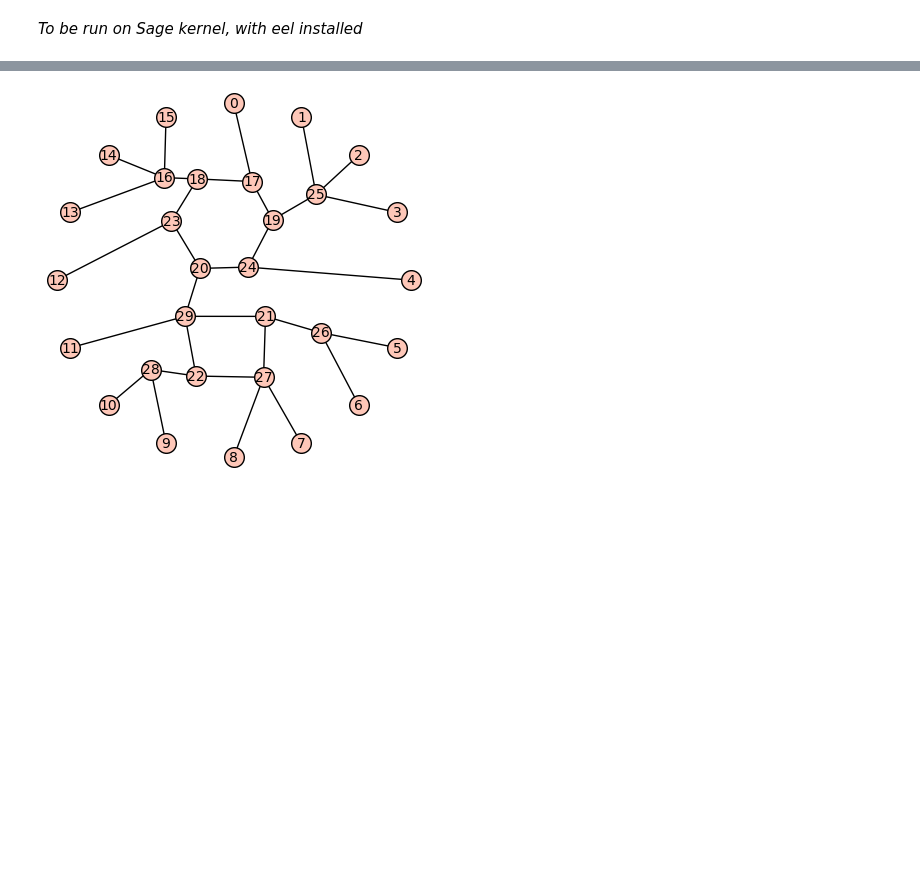
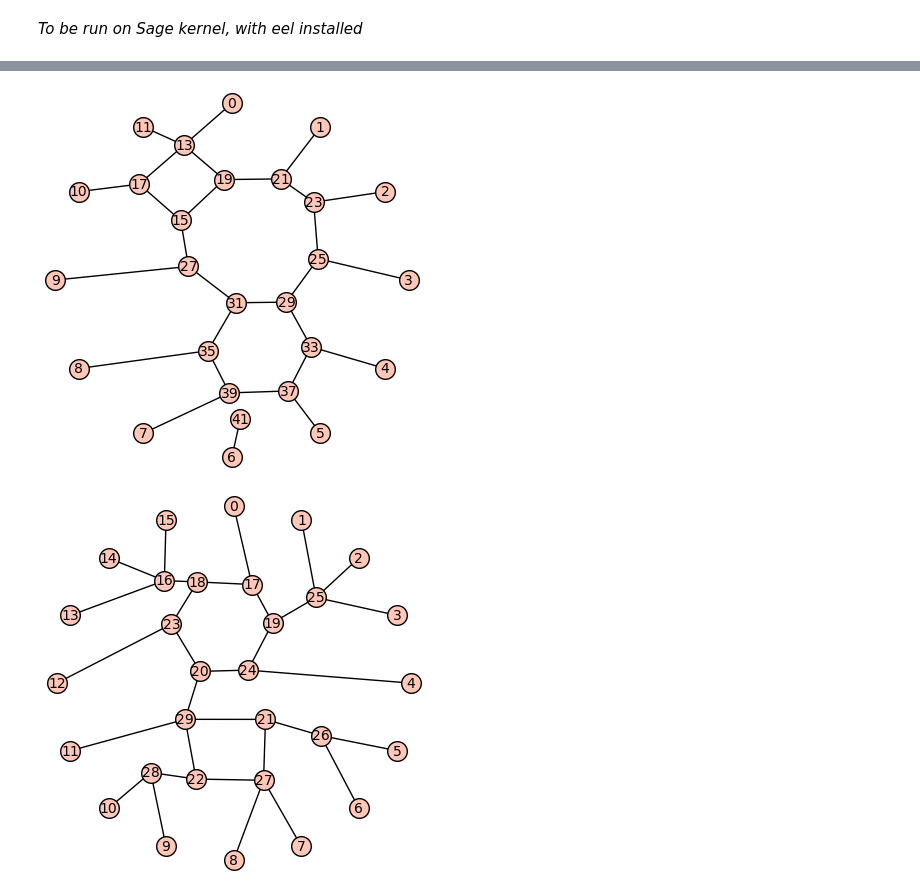
Before and after one commit to Diagrammatics-Web/hpg-lib, a Jupyter notebook: server.ipynb, the cells around one changed output, grey strips where cells are left out. Drawn from its saved outputs; the diff is of its cells as text; code cells hidden in the pictures; blank space fills up the shorter version.

Commit message:
square move equivalence test working!

```diff
--- a/server.ipynb
+++ b/server.ipynb
@@ -5,9 +5,11 @@ from hourglass import HourglassPlabicGraph as HPG
 
 # retreive example data for cons tructor
 from examples import example_2, example_1, benzene_debug, benzene_and_square
-g1, g2, bns = example_1(), example_2(), benzene_and_square()
+g1, g2, bns, bd = example_1(), example_2(), benzene_and_square(), benzene_debug()
 
 hpg = HPG(graph=g2, use_notebook=True)
 hpg2 = HPG(graph=g1, use_notebook=True)
+hpg3 = HPG(graph=bns, use_notebook=True)
+hpg4 = HPG(graph=bd, use_notebook=True)
 
 # hpg.editor()
@@ -18,3 +44,7 @@ KeyError: 8
+# %%
+hpg3.conv_to_sage().show()
+# %% [output]
+[figure, added]
 # %%
 hpg.conv_to_sage().show()
 # %% [output]
```
Also changed, not shown: parts of 2 cells of this notebook.
